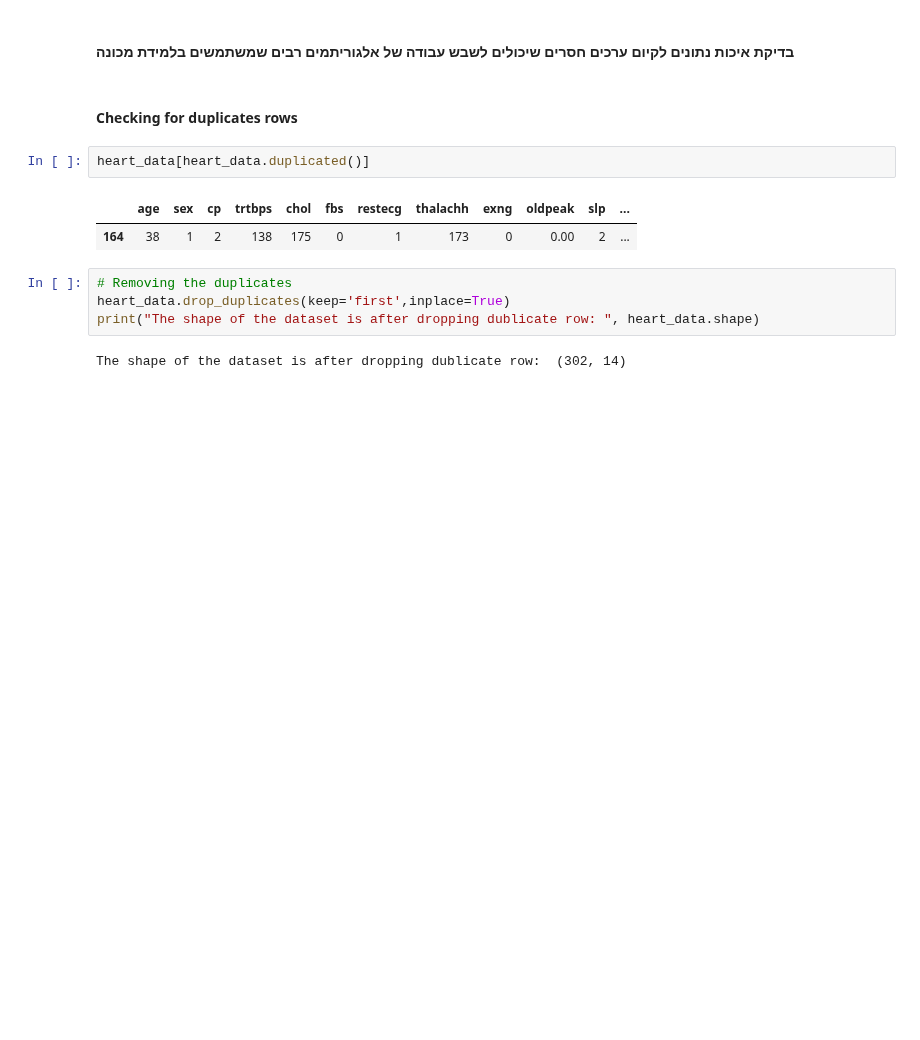
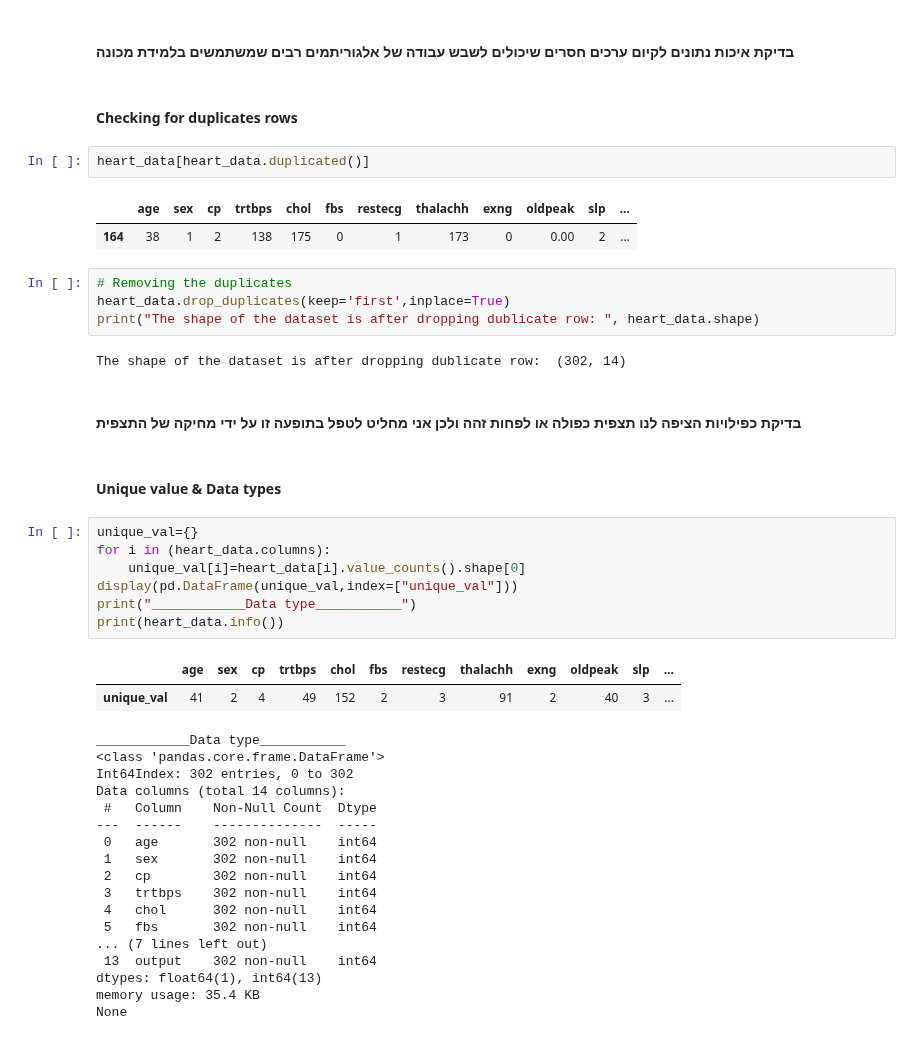
Before and after one commit to DimaUd/Heart-Attack, a Jupyter notebook: Test.ipynb, the cells around one changed output. Drawn from its saved outputs; the diff is of its cells as text; blank space fills up the shorter version.

```diff
--- a/Test.ipynb
+++ b/Test.ipynb
@@ -232,3 +232,34 @@ heart_data.drop_duplicates(keep='first',inplace=True)
 print("The shape of the dataset is after dropping dublicate row: ", heart_data.shape)
 # %% [output]
 The shape of the dataset is after dropping dublicate row:  (302, 14)
+# %% [markdown]
+#### בדיקת כפילויות הציפה לנו תצפית כפולה או לפחות זהה ולכן אני מחליט לטפל בתופעה זו על ידי מחיקה של התצפית
+# %% [markdown]
+#### Unique value & Data types
+# %%
+unique_val={}
+for i in (heart_data.columns):
+    unique_val[i]=heart_data[i].value_counts().shape[0]
+display(pd.DataFrame(unique_val,index=["unique_val"]))
+print("____________Data type___________")
+print(heart_data.info())
+# %% [output]
+|  | age | sex | cp | trtbps | chol | fbs | restecg | thalachh | exng | oldpeak | slp | ... |
+| unique_val | 41 | 2 | 4 | 49 | 152 | 2 | 3 | 91 | 2 | 40 | 3 | ... |
+____________Data type___________
+<class 'pandas.core.frame.DataFrame'>
+Int64Index: 302 entries, 0 to 302
+Data columns (total 14 columns):
+ #   Column    Non-Null Count  Dtype
+---  ------    --------------  -----
+ 0   age       302 non-null    int64
+ 1   sex       302 non-null    int64
+ 2   cp        302 non-null    int64
+ 3   trtbps    302 non-null    int64
+ 4   chol      302 non-null    int64
+ 5   fbs       302 non-null    int64
+... (7 lines left out)
+ 13  output    302 non-null    int64
+dtypes: float64(1), int64(13)
+memory usage: 35.4 KB
+None
```
Also changed, not shown: parts of 5 cells of this notebook.
